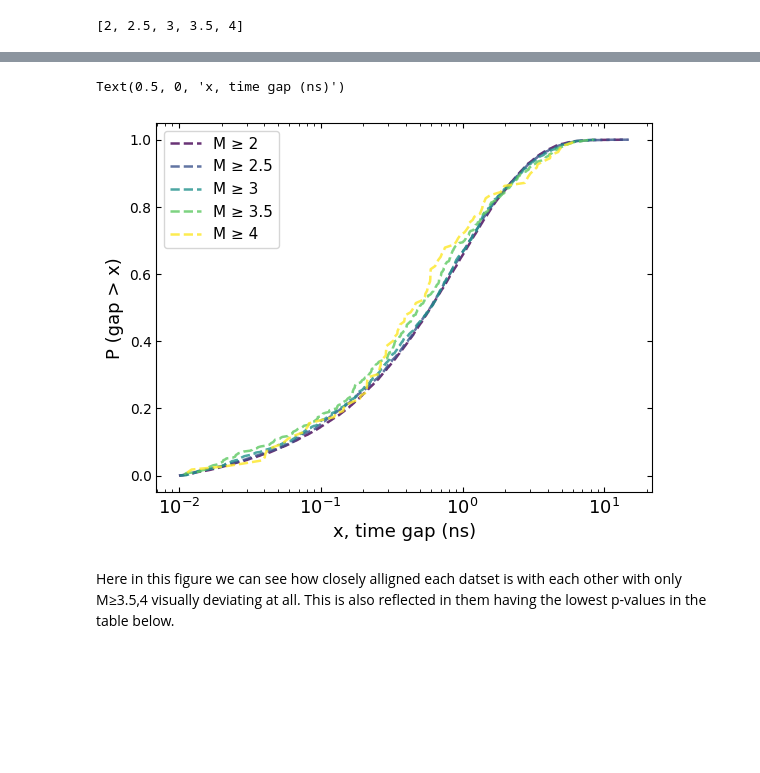
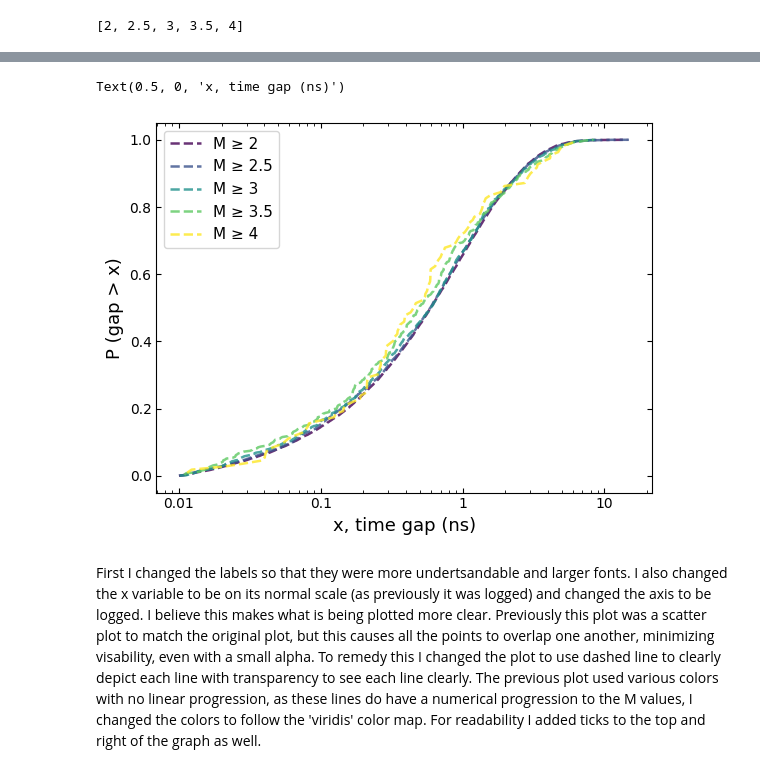
Before and after one commit to Ajb2307/DSPS_ABaldelli, a Jupyter notebook: HW9/KS_earthquakes_new_plot.ipynb, the cells around one changed output, grey strips where cells are left out. Drawn from its saved outputs; the diff is of its cells as text; code cells hidden in the pictures; blank space fills up the shorter version.

```diff
--- a/HW9/KS_earthquakes_new_plot.ipynb
+++ b/HW9/KS_earthquakes_new_plot.ipynb
@@ -403,3 +403,25 @@ for m in thresholds:
 mag_values
 # %% [output]
 [2, 2.5, 3, 3.5, 4]
+# %%
+# plot
+pl.plot(figsize=(12, 10))
+m = 0.01
+Mk = 2
+colors = ["r", "g", "b", "m", "turquoise"]
+markers = ["+", "x", "*", "d", "s"]
+
+for i, Mk in enumerate(mag_values):
+
+  X_Mk = scaled_gaps[m][Mk]
+  N = len(X_Mk)
+
+  x = np.sort(np.log10(X_Mk))
+
+  p = np.arange(1/N, 1+1/N, 1/N)
+  pl.scatter(x,p, label=f"M ≥ {Mk}", marker= markers[i], s = 15, color = colors[i], alpha = 0.5)
+  pl.legend()
+
+pl.ylabel("P(x)")
+pl.xlabel("Log(P(Rτ))")
+pl.title("UNIMPROVED PLOT", fontsize = "16")
@@ -408,34 +433,35 @@ from logging import log
 from matplotlib import lines
 # plot
 pl.plot(figsize=(8, 6))
 m = 0.01
 Mk = 2
 
 cmap = mpl.colormaps['viridis']
 colors = cmap(np.linspace(0, 1, len(mag_values)))
 
 
 
 for i, Mk in enumerate(mag_values):
 
   X_Mk = scaled_gaps[m][Mk]
   N = len(X_Mk)
 
   x = np.sort(X_Mk)
 
   p = np.arange(1/N, 1+1/N, 1/N)
   pl.plot(x,p, label=f"M ≥ {Mk}", linewidth=1.8, linestyle="--",
              color = colors[i], alpha = 0.8)
 
   pl.legend(fontsize = 11)
 
 pl.xscale("log")
-pl.xticks(fontsize = 13)
+
+pl.xticks([0.01, 0.1, 1, 10], [0.01, 0.1, 1, 10])
 pl.tick_params(direction='in', which='both', top=True, right=True)
 pl.ylabel("P (gap > x)", fontsize = 13)
 pl.xlabel("x, time gap (ns)", fontsize = 13)
 # %% [output]
 Text(0.5, 0, 'x, time gap (ns)')
-[figure, old version]
+[figure, new version]
-# %% [markdown]
-Here in this figure we can see how closely alligned each datset is with each other with only M≥3.5,4 visually deviating at all. This is also reflected in them having the lowest p-values in the table below.
+# %% [markdown]
+First I changed the labels so that they were more undertsandable and larger fonts. I also changed the x variable to be on its normal scale (as previously it was logged) and changed the axis to be logged. I believe this makes what is being plotted more clear. Previously this plot was a scatter plot to match the original plot, but this causes all the points to overlap one another, minimizing visability, even with a small alpha. To remedy this I changed the plot to use dashed line to clearly depict each line with transparency to see each line clearly. The previous plot used various colors with no linear progression, as these lines do have a numerical progression to the M values, I changed the colors to follow the 'viridis' color map. For readability I added ticks to the top and right of the graph as well.
```
Also changed, not shown: parts of 1 cell of this notebook.
